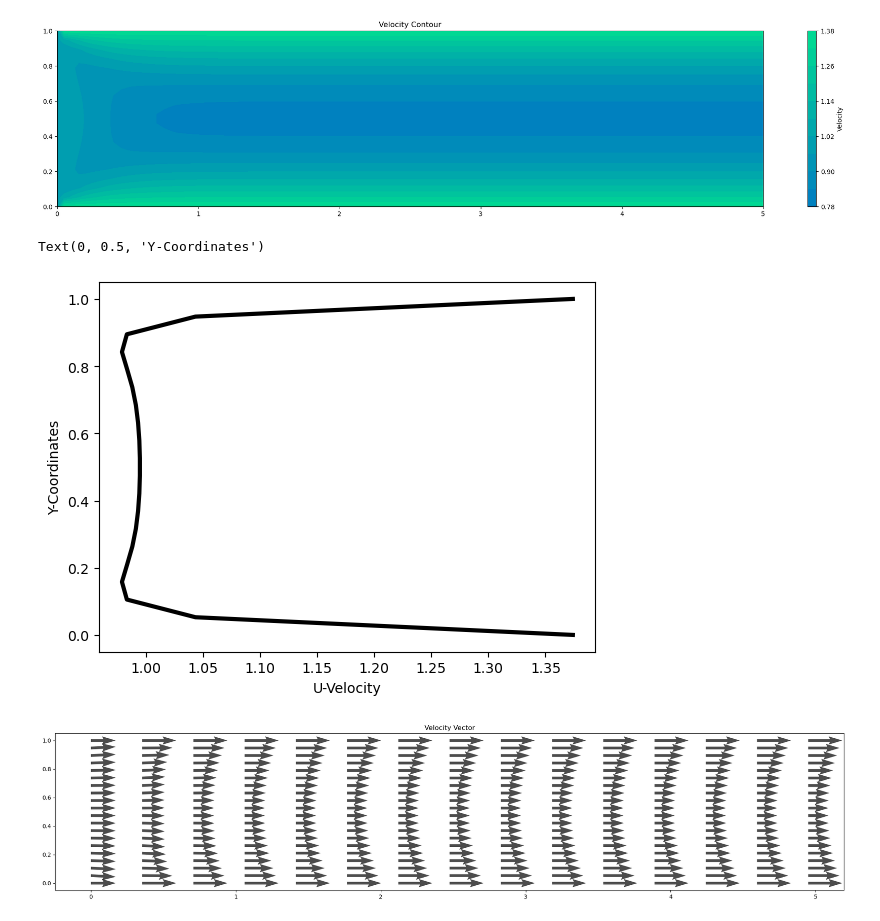
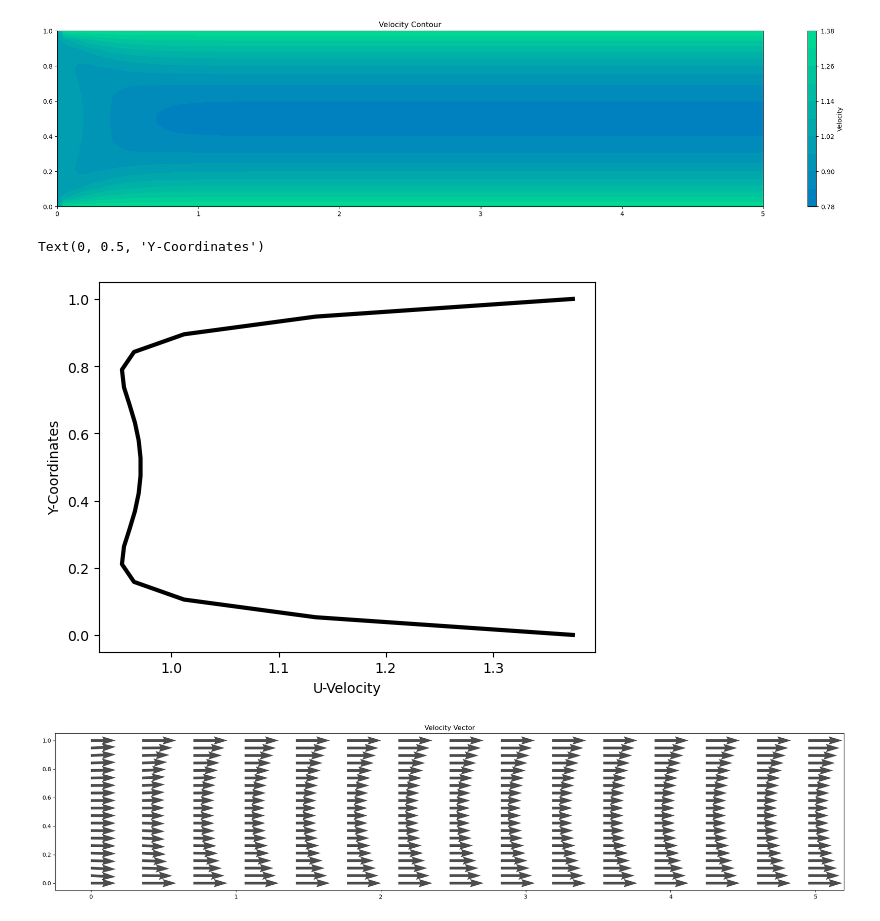
Before and after one commit to OrangeCloak/Electrosmotic, a Jupyter notebook: Shear Flow.ipynb, the cells around one changed output. Drawn from its saved outputs; the diff is of its cells as text; code cells hidden in the pictures.

```diff
--- a/Shear Flow.ipynb
+++ b/Shear Flow.ipynb
@@ -56,16 +56,16 @@ Text(0.5, 1.0, 'Velocity Contour')
 [figure]
 # %%
 plt.plot(
-    unew[1,:],
+    unew[3,:],
     y[0,:],
     color="black",
     linewidth=3,
 )
 plt.xlabel("U-Velocity")
 plt.ylabel("Y-Coordinates")
 # %% [output]
 Text(0, 0.5, 'Y-Coordinates')
-[figure, old version]
+[figure, new version]
 # %%
 plt.figure(figsize=(25,5))
 plt.quiver(
```
Also changed, not shown: parts of 1 cell of this notebook, 3 other files.
